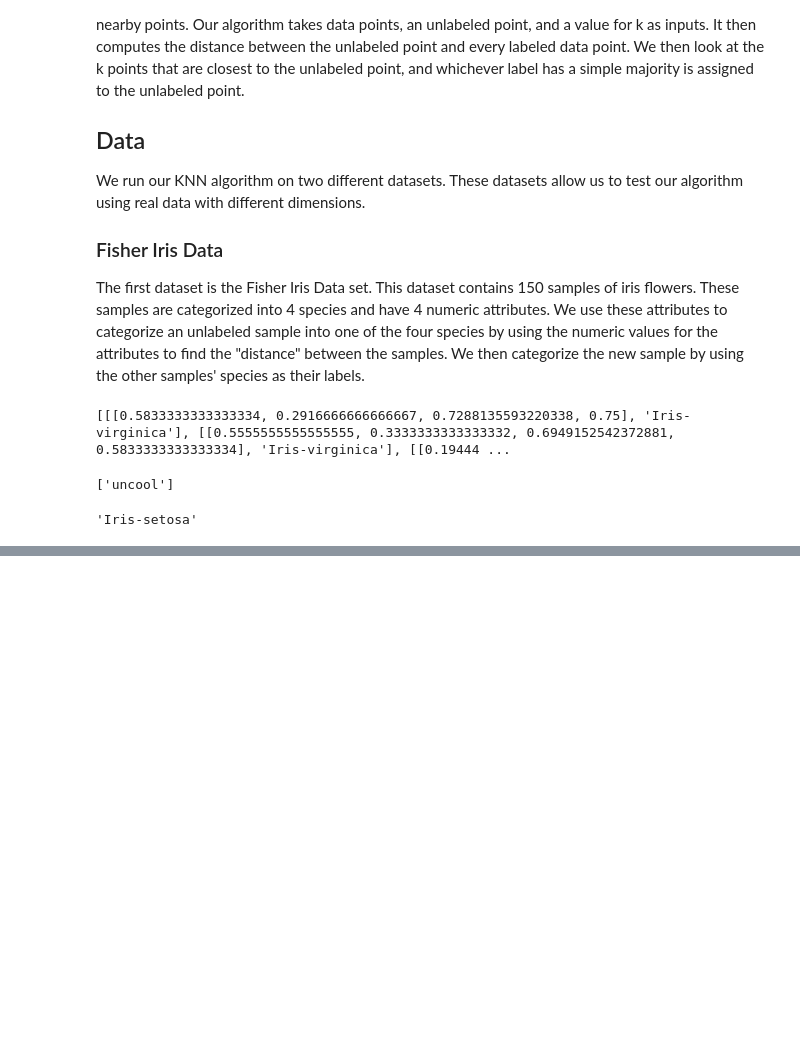
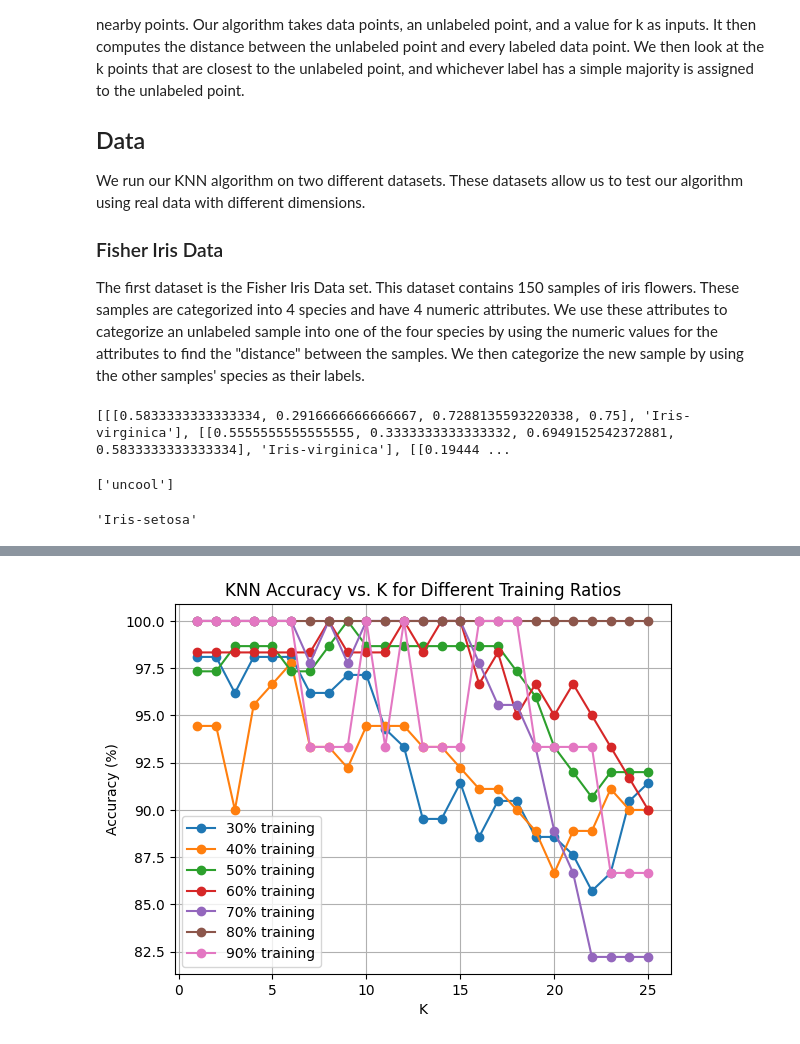
Before and after one commit to kaiden-mccready/ml-240-project1, a Jupyter notebook: iris_example_project/iris_knn.ipynb, the cells around one changed output, grey strips where cells are left out. Saved outputs shown, nothing was run; the diff lists cells and outputs as text; code cells hidden in the pictures; blank space fills up the shorter version.

```diff
--- a/iris_example_project/iris_knn.ipynb
+++ b/iris_example_project/iris_knn.ipynb
@@ -154,0 +311,23 @@ plt.show()
+# %%
+for ratio in train_ratios:
+
+    accuracies = []
+
+    for k in range(1, 26):
+        accuracies.append(results[ratio][k] * 100)
+
+    plt.plot(
+        range(1, 26),
+        accuracies,
+        marker='o',
+        label=str(int(ratio * 100)) + "% training"
+    )
+
+plt.xlabel("K")
+plt.ylabel("Accuracy (%)")
+plt.title("KNN Accuracy vs. K for Different Training Ratios")
+plt.legend()
+plt.grid()
+plt.show()
+# %% [output]
+[figure, added]
```
Also changed, not shown: parts of 8 cells of this notebook, 2 other files.
